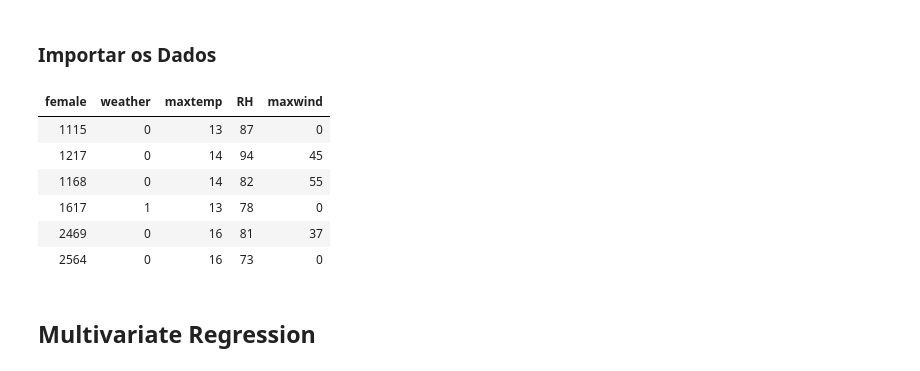
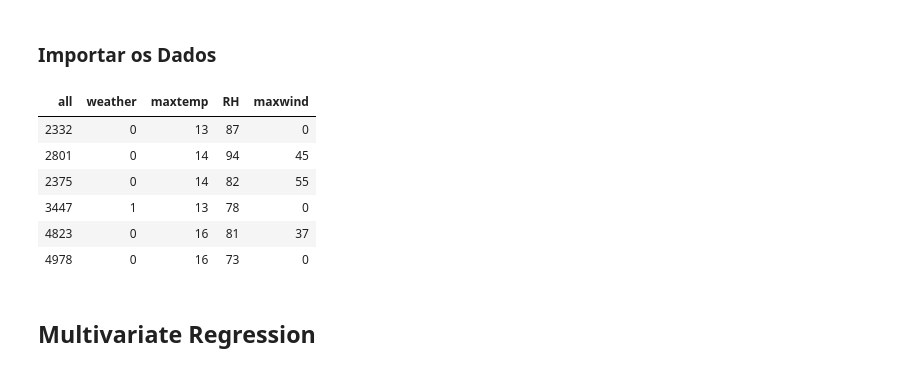
Before and after one commit to JoaoGuedes01/TIAPOSE_R_Data_Mining, a Jupyter notebook: Jupyter/Modeling (CRISP-DM).ipynb, the cells around one changed output. Drawn from its saved outputs; the diff is of its cells as text; code cells hidden in the pictures.

```diff
--- a/Jupyter/Modeling (CRISP-DM).ipynb
+++ b/Jupyter/Modeling (CRISP-DM).ipynb
@@ -40,19 +40,19 @@ Registered S3 method overwritten by 'quantmod':
 ### Importar os Dados
 # %%
 # Importar os dados
-data <- read.csv(file = './cenarios/Cenario 1/TS2.csv')
+data <- read.csv(file = './cenarios/Cenario 1/TS1.csv')
 
 # Retirar a coluna X (Index)
 data = data %>% select(-X)
 head(data)
 # %% [output]
-| female | weather | maxtemp | RH | maxwind |
-| 1115 | 0 | 13 | 87 | 0 |
-| 1217 | 0 | 14 | 94 | 45 |
-| 1168 | 0 | 14 | 82 | 55 |
-| 1617 | 1 | 13 | 78 | 0 |
-| 2469 | 0 | 16 | 81 | 37 |
-| 2564 | 0 | 16 | 73 | 0 |
+| all | weather | maxtemp | RH | maxwind |
+| 2332 | 0 | 13 | 87 | 0 |
+| 2801 | 0 | 14 | 94 | 45 |
+| 2375 | 0 | 14 | 82 | 55 |
+| 3447 | 1 | 13 | 78 | 0 |
+| 4823 | 0 | 16 | 81 | 37 |
+| 4978 | 0 | 16 | 73 | 0 |
 # %% [markdown]
 ## Multivariate Regression
 # %% [markdown]
```
Also changed, not shown: parts of 6 cells of this notebook, 5 other files.
